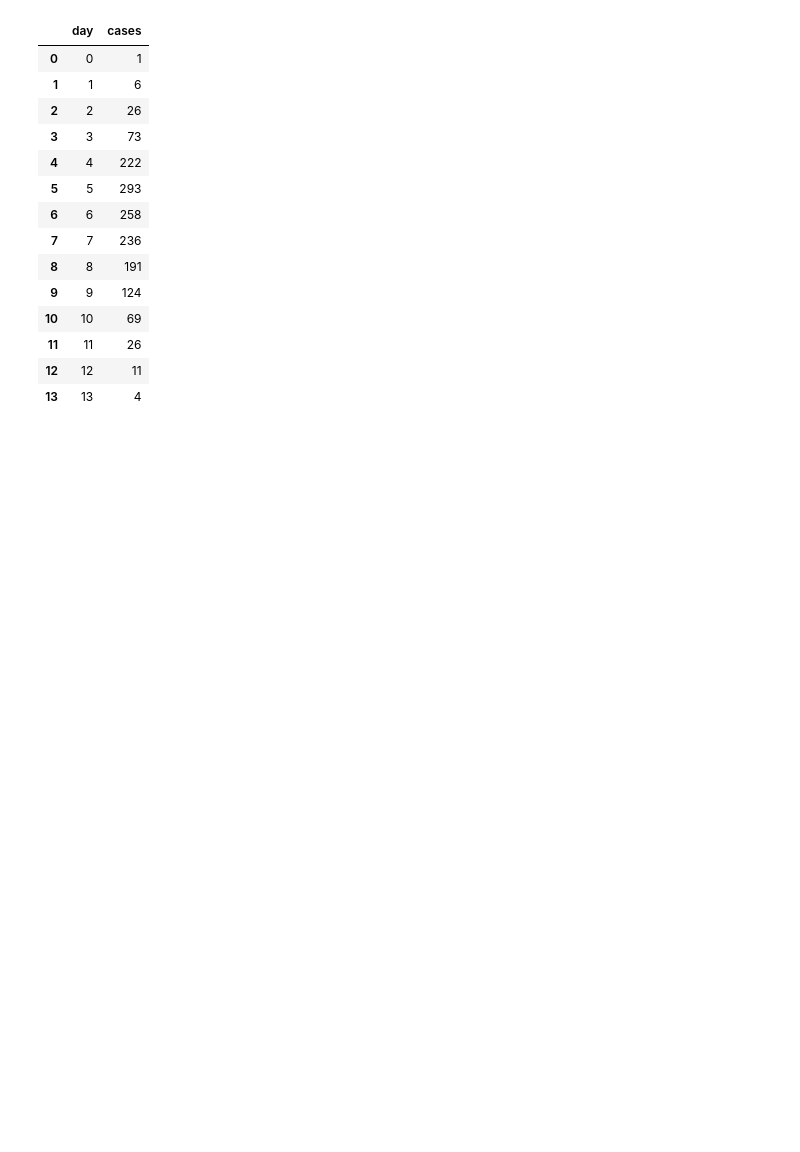
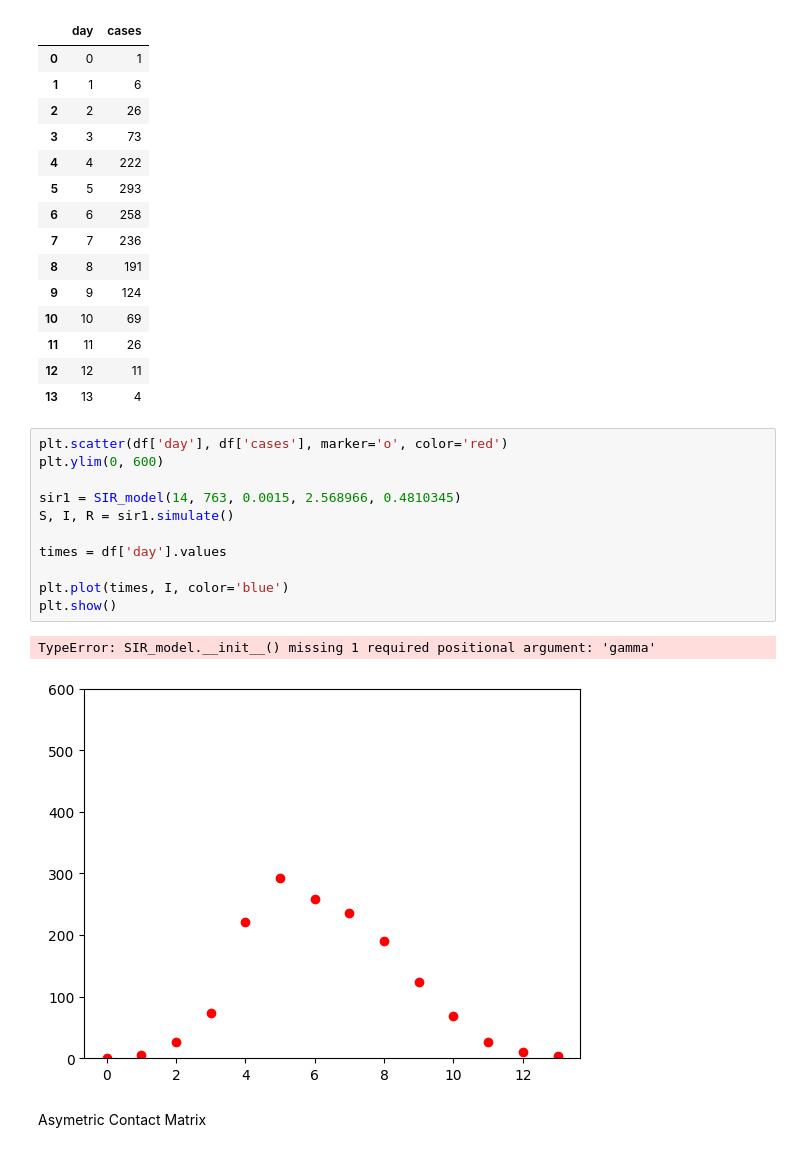
Before and after one commit to epibayes/covid-spatial-modeling, a Jupyter notebook: SIR_model.ipynb, the cells around one changed output. Saved outputs shown, nothing was run; the diff lists cells and outputs as text; blank space fills up the shorter version.

```diff
--- a/SIR_model.ipynb
+++ b/SIR_model.ipynb
@@ -60,3 +116,19 @@ df
 | 11 | 11 | 26 |
 | 12 | 12 | 11 |
 | 13 | 13 | 4 |
+# %%
+plt.scatter(df['day'], df['cases'], marker='o', color='red')
+plt.ylim(0, 600)
+
+sir1 = SIR_model(14, 763, 0.0015, 2.568966, 0.4810345)
+S, I, R = sir1.simulate()
+
+times = df['day'].values
+
+plt.plot(times, I, color='blue')
+plt.show()
+# %% [output]
+TypeError: SIR_model.__init__() missing 1 required positional argument: 'gamma'
+[figure, added]
+# %% [markdown]
+Asymetric Contact Matrix
```
Also changed, not shown: parts of 11 cells of this notebook, 2 other files.
